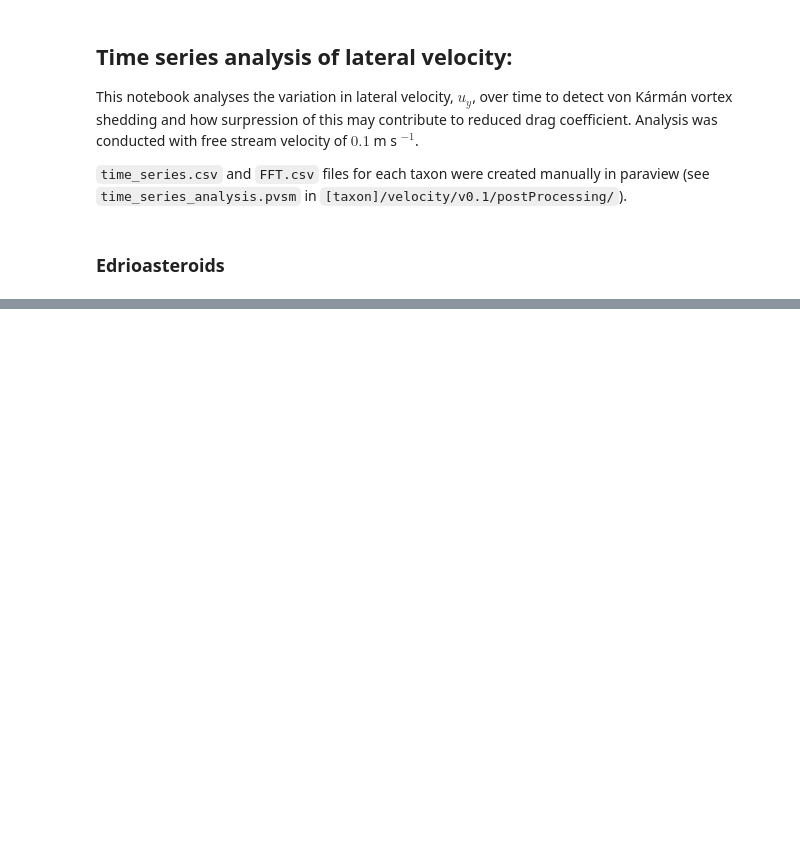
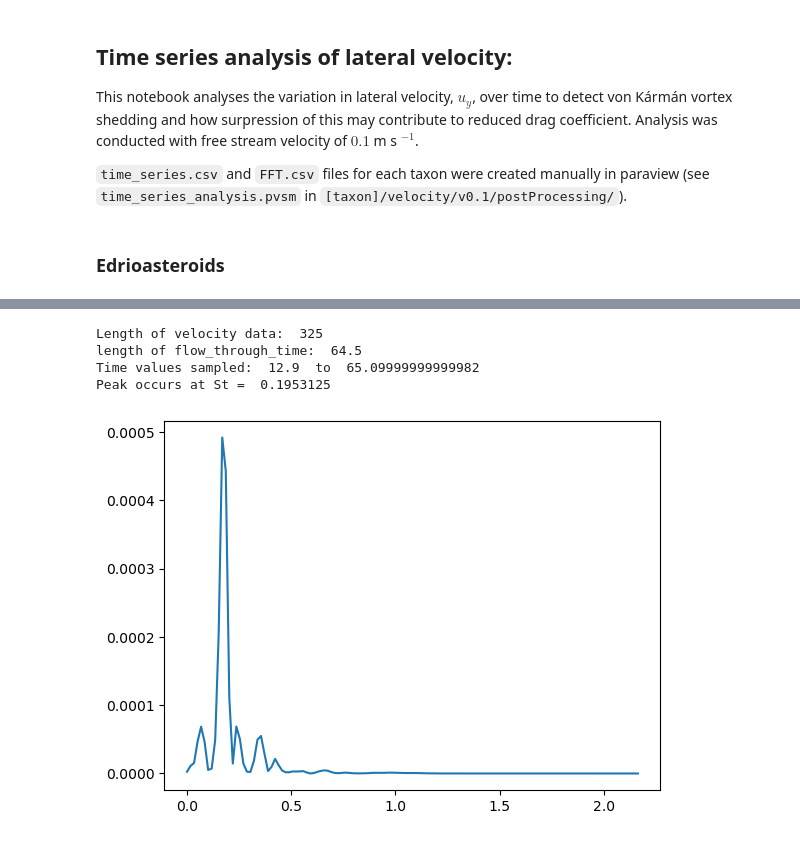
Before and after one commit to jwm212/spirals, a Jupyter notebook: analysis/time_series_analysis.ipynb, the cells around one changed output, grey strips where cells are left out. Saved outputs shown, nothing was run; the diff lists cells and outputs as text; code cells hidden in the pictures; blank space fills up the shorter version.

```diff
--- a/analysis/time_series_analysis.ipynb
+++ b/analysis/time_series_analysis.ipynb
@@ -507,0 +57,18 @@ plt.savefig('time_series_gogiids.pdf', dpi=300)
+# %%
+stromat_1000 = func.calc_FFT(taxon = par.Stromatocystites.name,
+                            file = 'probe_0.15_0.0_0.015.csv',
+                            L = par.Stromatocystites.L,
+                            Re = 1000,
+                            flow_through_time = 12.9,
+                            endTime = 65,
+                            writeInterval = 0.2,
+                            nu = par.Env1.nu)
+fig = plt.figure()
+plt.plot(stromat_1000['strouhal'], stromat_1000['psd'], label=par.Stromatocystites.label)
+plt.show()
+# %% [output]
+Length of velocity data:  325
+length of flow_through_time:  64.5
+Time values sampled:  12.9  to  65.09999999999982
+Peak occurs at St =  0.1953125
+[figure, added]
```
Also changed, not shown: parts of 20 cells of this notebook, 2 other files.
